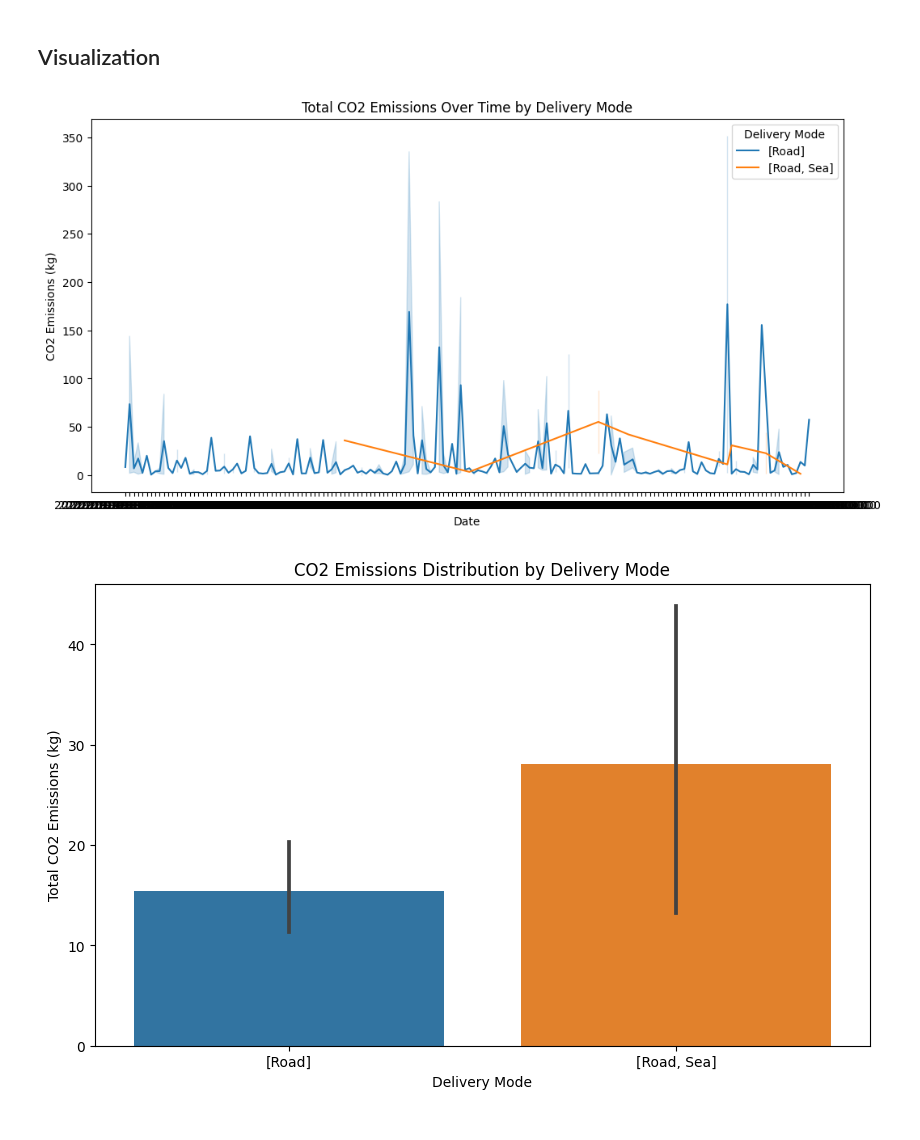
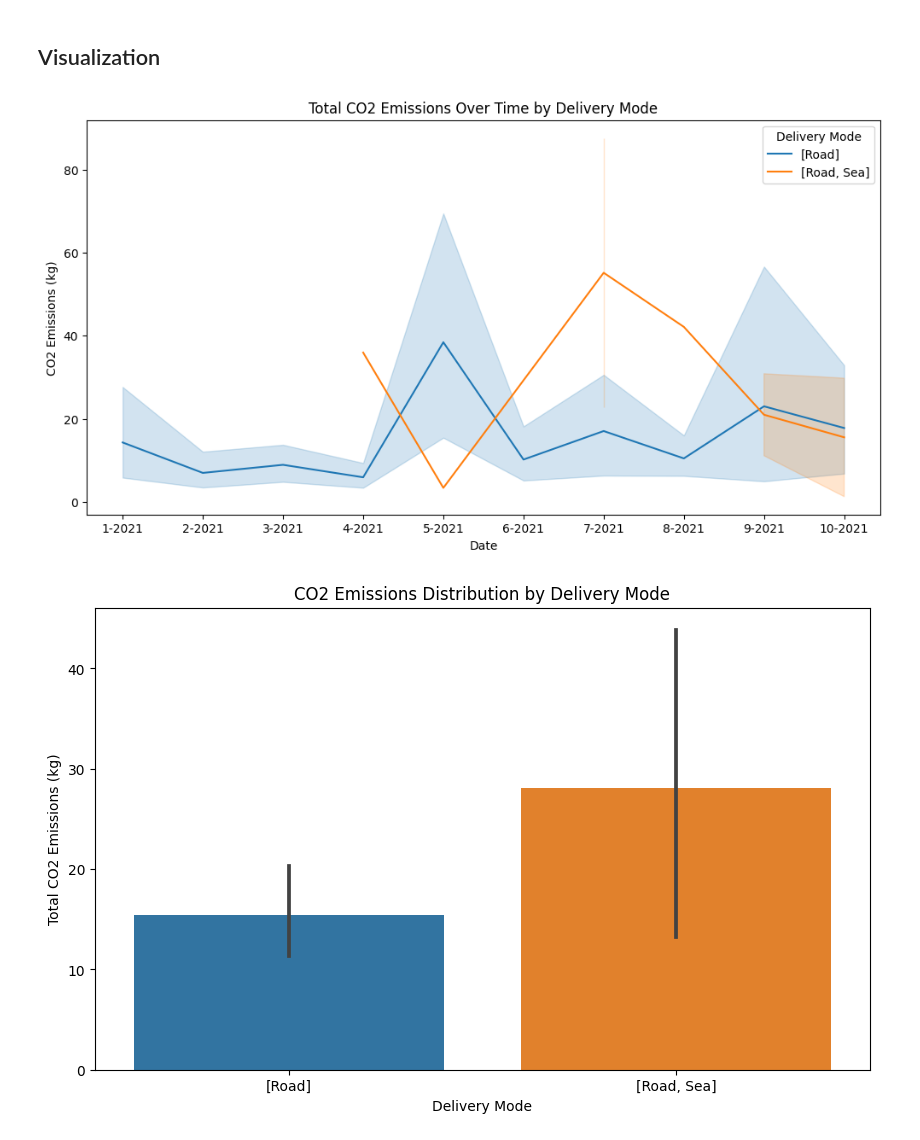
Before and after one commit to KaylumCassidy/SCMCA2, a Jupyter notebook: SCMCA2_1.ipynb, the cells around one changed output. Drawn from its saved outputs; the diff is of its cells as text; code cells hidden in the pictures.

```diff
--- a/SCMCA2_1.ipynb
+++ b/SCMCA2_1.ipynb
@@ -339,13 +339,13 @@ import matplotlib.pyplot as plt
 import seaborn as sns
 # %%
 plt.figure(figsize=(12, 6))
-sns.lineplot(data=df_agg, x='Date', y='CO2 Total', hue='Delivery Mode')
+sns.lineplot(data=df_agg, x='Month-Year', y='CO2 Total', hue='Delivery Mode')
 plt.title('Total CO2 Emissions Over Time by Delivery Mode')
 plt.xlabel('Date')
 plt.ylabel('CO2 Emissions (kg)')
 plt.show()
 # %% [output]
-[figure, old version]
+[figure, new version]
 # %%
 plt.figure(figsize=(10, 6))
 sns.barplot(data=df_agg, x='Delivery Mode', y='CO2 Total')
```
